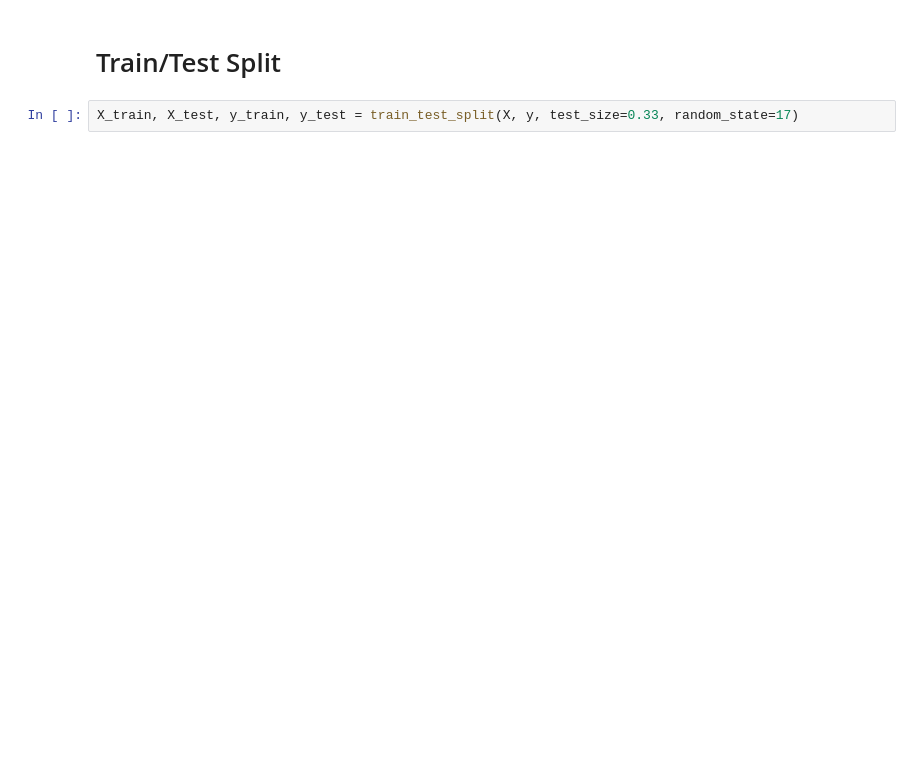
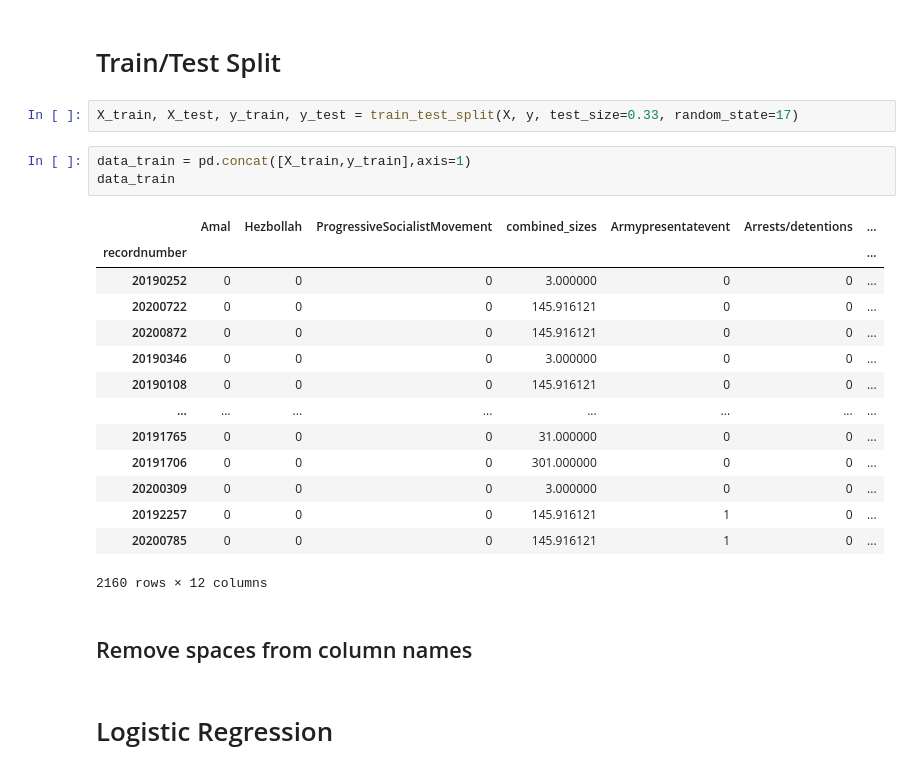
Before and after one commit to NoahDarwich/portest, a Jupyter notebook: notebooks/3_initial_modelling_logistic_lebanon.ipynb, the cells around one changed output. Drawn from its saved outputs; the diff is of its cells as text; blank space fills up the shorter version.

Commit message:
split data and prepped to model. Encountered modelling issue. Posted for reference.

```diff
--- a/notebooks/3_initial_modelling_logistic_lebanon.ipynb
+++ b/notebooks/3_initial_modelling_logistic_lebanon.ipynb
@@ -158,3 +184,25 @@ dtype: int64
 # Train/Test Split
 # %%
 X_train, X_test, y_train, y_test = train_test_split(X, y, test_size=0.33, random_state=17)
+# %%
+data_train = pd.concat([X_train,y_train],axis=1)
+data_train
+# %% [output]
+|  | Amal | Hezbollah | ProgressiveSocialistMovement | combined_sizes | Armypresentatevent | Arrests/detentions | ... |
+| recordnumber |  |  |  |  |  |  | ... |
+| 20190252 | 0 | 0 | 0 | 3.000000 | 0 | 0 | ... |
+| 20200722 | 0 | 0 | 0 | 145.916121 | 0 | 0 | ... |
+| 20200872 | 0 | 0 | 0 | 145.916121 | 0 | 0 | ... |
+| 20190346 | 0 | 0 | 0 | 3.000000 | 0 | 0 | ... |
+| 20190108 | 0 | 0 | 0 | 145.916121 | 0 | 0 | ... |
+| ... | ... | ... | ... | ... | ... | ... | ... |
+| 20191765 | 0 | 0 | 0 | 31.000000 | 0 | 0 | ... |
+| 20191706 | 0 | 0 | 0 | 301.000000 | 0 | 0 | ... |
+| 20200309 | 0 | 0 | 0 | 3.000000 | 0 | 0 | ... |
+| 20192257 | 0 | 0 | 0 | 145.916121 | 1 | 0 | ... |
+| 20200785 | 0 | 0 | 0 | 145.916121 | 1 | 0 | ... |
+2160 rows × 12 columns
+# %% [markdown]
+## Remove spaces from column names
+# %% [markdown]
+# Logistic Regression
```
Also changed, not shown: parts of 10 cells of this notebook.
